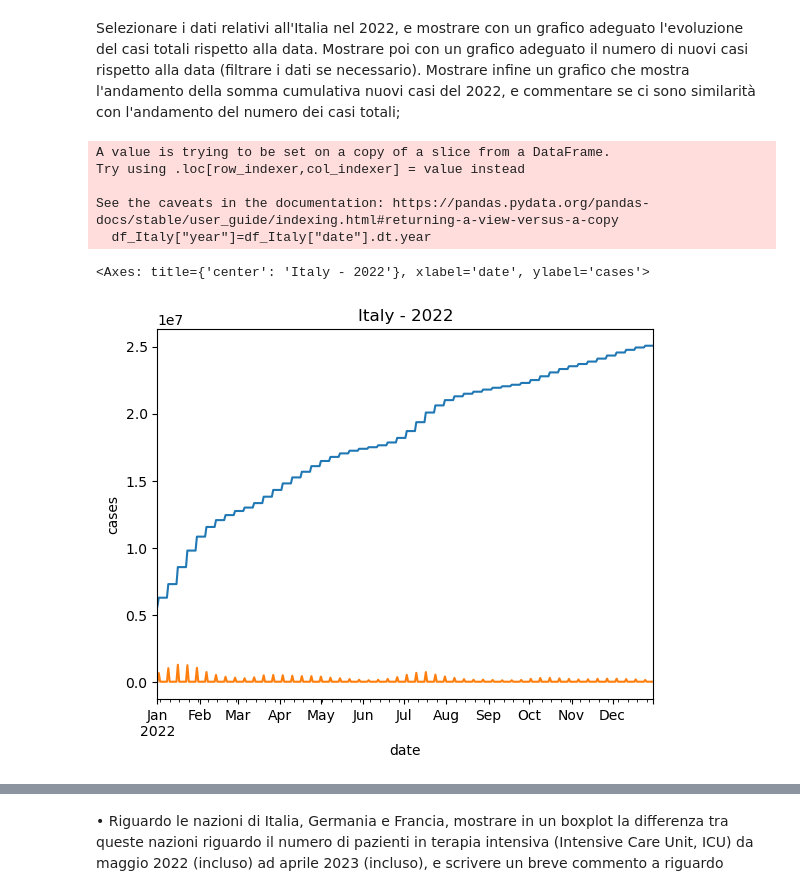
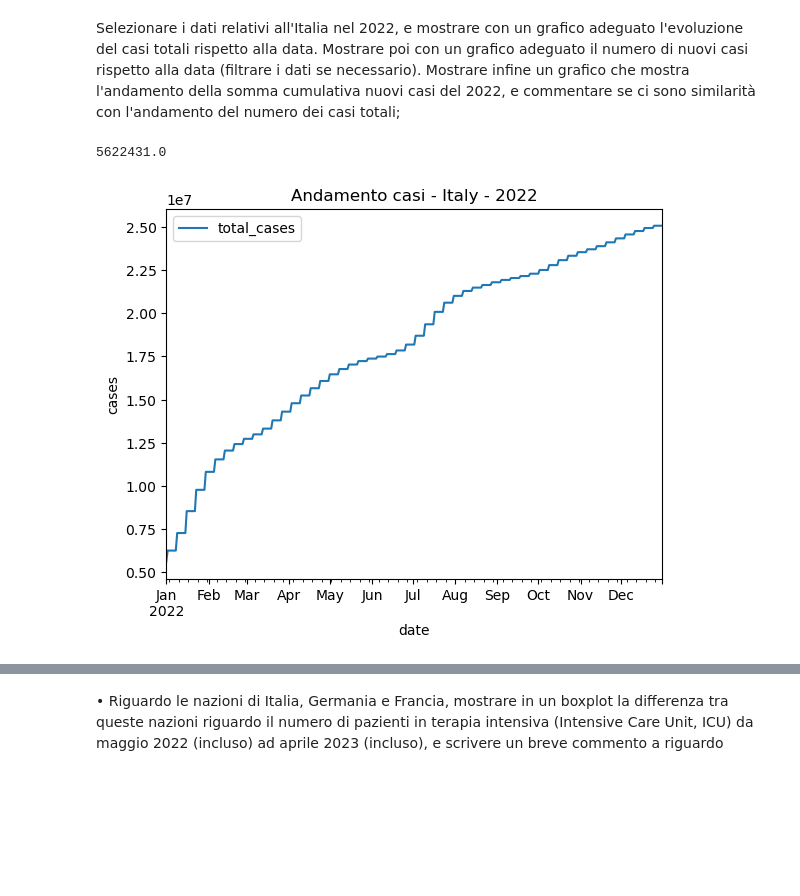
Before and after one commit to FrancescaParri/EpicodePython, a Jupyter notebook: Esercizio finale Python_Francesca Parri.ipynb, the cells around one changed output, grey strips where cells are left out. Cells and saved outputs as stored; diff of their text form; code cells hidden in the pictures; blank space fills up the shorter version.

```diff
--- a/Esercizio finale Python_Francesca Parri.ipynb
+++ b/Esercizio finale Python_Francesca Parri.ipynb
@@ -204,20 +139,23 @@ South America  2400067.0   37519960.0
 # %% [markdown]
 Selezionare i dati relativi all'Italia nel 2022, e mostrare con un grafico adeguato l'evoluzione del casi totali rispetto alla data. Mostrare poi con un grafico adeguato il numero di nuovi casi rispetto alla data (filtrare i dati se necessario). Mostrare infine un grafico che mostra l'andamento della somma cumulativa nuovi casi del 2022, e commentare se ci sono similarità con l'andamento del numero dei casi totali;
 # %%
-#Creo un DataFrame filtrando per location "Italy"
-df_Italy = tab_raw_excel[tab_raw_excel["location"] == "Italy"]
-#Inserisco una colonna che mi estrae l'anno dalla data
-df_Italy["year"]=df_Italy["date"].dt.year
+#Creo una copia del Dataframe
+df_nc=tab_raw_excel
+
+#Inserisco una colonna che estrae l'anno dalla colonna "date"
+df_nc["year"]=df_nc["date"].dt.year
+
+#Creo un DataFrame dove posso filtrare per anno e location, utilizzando gli indici
+df_nc=df_nc.set_index(["location","year"])
+
+df_nc_Italy_2022=df_nc.loc["Italy",2022]
+df_nc_Italy_2022=df_nc_Italy_2022.set_index("date")
+
 #Creo un DataFrame filtrando per anno "2022"
-df_Italy_2022=df_Italy[df_Italy["year"]==2022]
-df_Italy_2022=df_Italy_2022.set_index("date")
-df_Italy_2022["total_cases"].plot(title="Italy - 2022", xlabel="date", ylabel="cases")
-df_Italy_2022["new_cases"].plot()
+df_nc_Italy_2022["total_cases"].plot(title="Andamento casi - Italy - 2022", xlabel="date", ylabel="cases",  legend="bool")
+
+#Verifico il numero di partenza della curva "total_cases"
+print(df_nc_Italy_2022["total_cases"].iloc[0])
 # %% [output]
-A value is trying to be set on a copy of a slice from a DataFrame.
-Try using .loc[row_indexer,col_indexer] = value instead
-
-See the caveats in the documentation: https://pandas.pydata.org/pandas-docs/stable/user_guide/indexing.html#returning-a-view-versus-a-copy
-  df_Italy["year"]=df_Italy["date"].dt.year
+5622431.0
-<Axes: title={'center': 'Italy - 2022'}, xlabel='date', ylabel='cases'>
-[figure, old version]
+[figure, new version]
```
Also changed, not shown: parts of 35 cells of this notebook.
